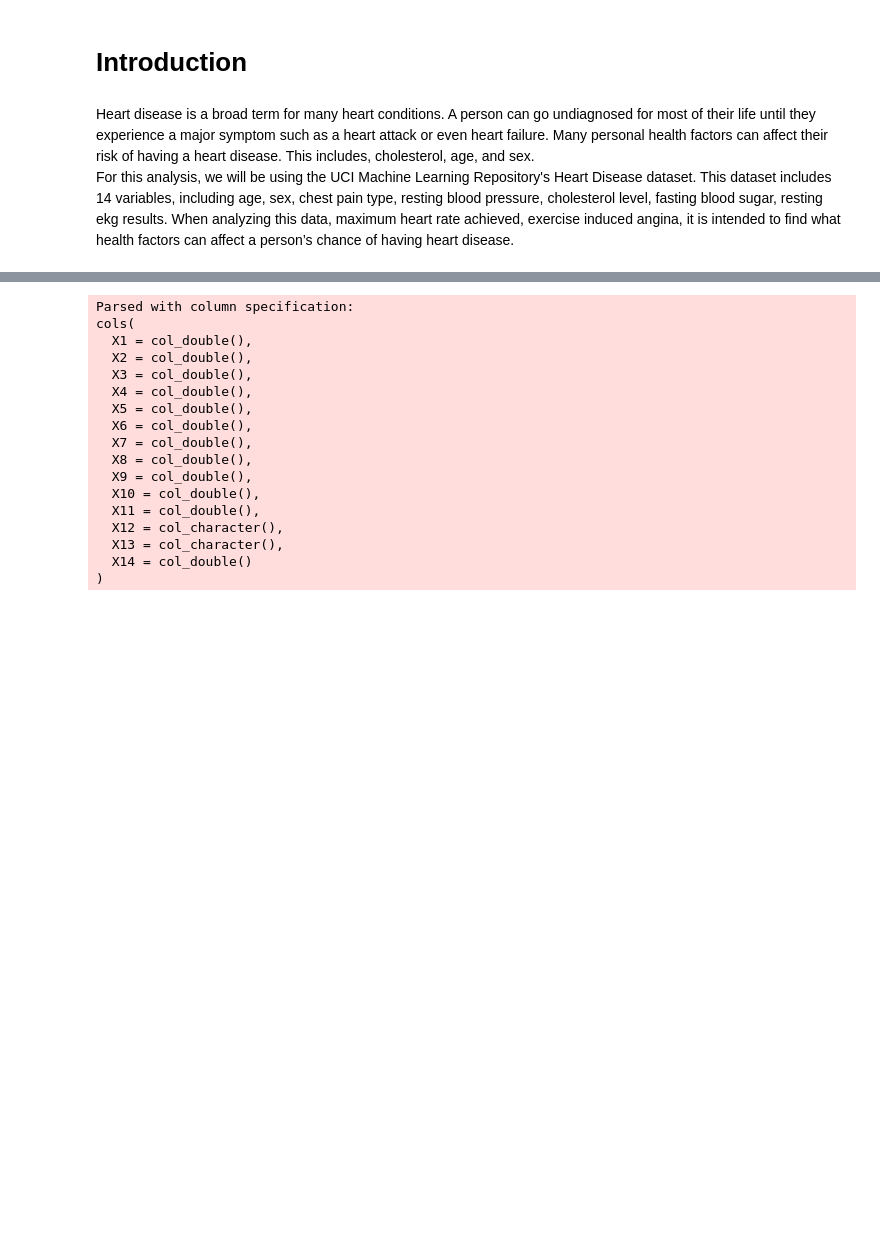
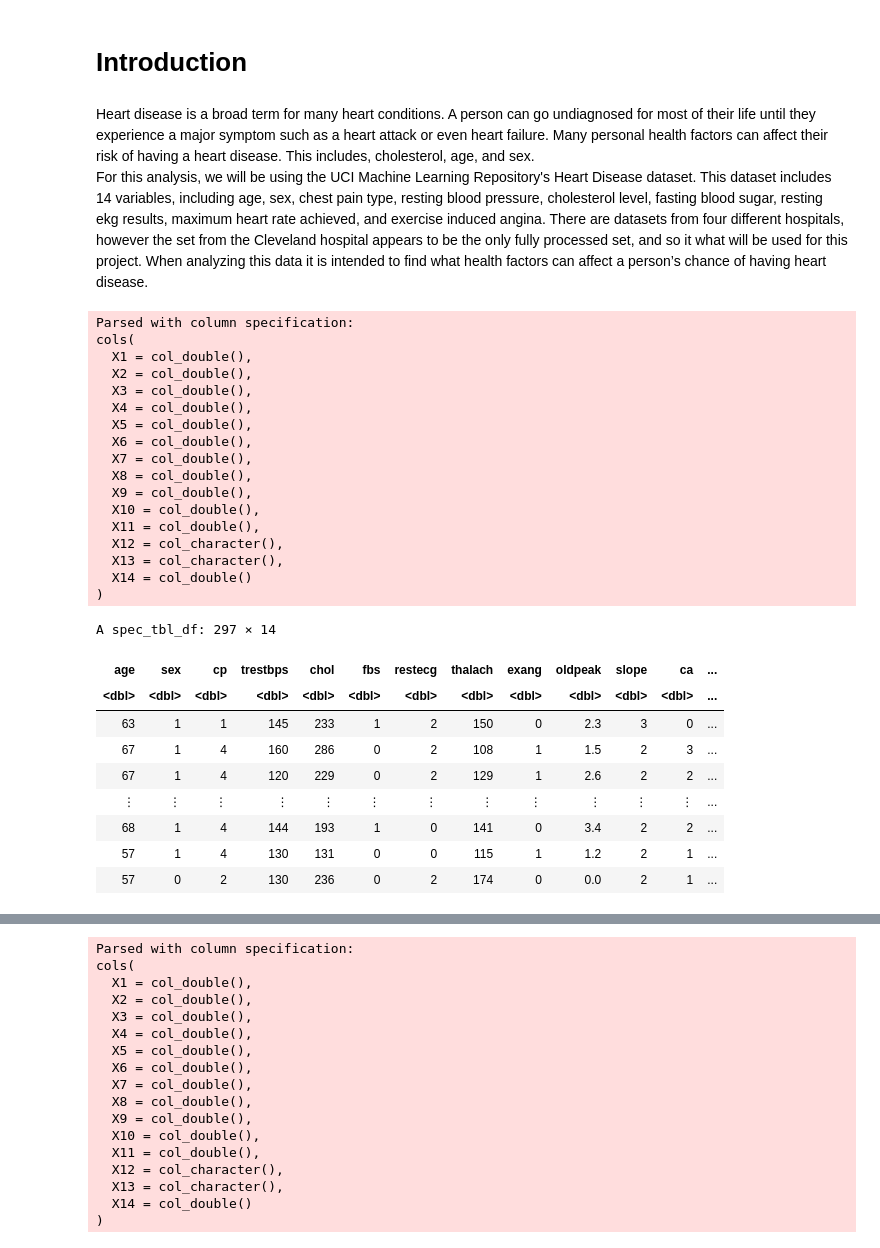
Before and after one commit to 19Lefoue/Heart_disease, a Jupyter notebook: Heart_disease.ipynb, the cells around one changed output, grey strips where cells are left out. Cells and saved outputs as stored; diff of their text form; code cells hidden in the pictures; blank space fills up the shorter version.

```diff
--- a/Heart_disease.ipynb
+++ b/Heart_disease.ipynb
@@ -32,4 +13,58 @@ ERROR: Error in file(filename, "r", encoding = encoding): cannot open the connec
 # Introduction
 # %% [markdown]
 Heart disease is a broad term for many heart conditions. A person can go undiagnosed for most of their life until they experience a major symptom such as a heart attack or even heart failure. Many personal health factors can affect their risk of having a heart disease. This includes, cholesterol, age, and sex.
-For this analysis, we will be using the UCI Machine Learning Repository's Heart Disease dataset. This dataset includes 14 variables, including age, sex, chest pain type, resting blood pressure, cholesterol level, fasting blood sugar, resting ekg results. When analyzing this data, maximum heart rate achieved, exercise induced angina, it is intended to find what health factors can affect a person’s chance of having heart disease.
+For this analysis, we will be using the UCI Machine Learning Repository's Heart Disease dataset. This dataset includes 14 variables, including age, sex, chest pain type, resting blood pressure, cholesterol level, fasting blood sugar, resting ekg results, maximum heart rate achieved, and exercise induced angina. There are datasets from four different hospitals, however the set from the Cleveland hospital appears to be the only fully processed set, and so it what will be used for this project. When analyzing this data it is intended to find what health factors can affect a person’s chance of having heart disease.
+# %%
+url <- 'https://archive.ics.uci.edu/ml/machine-learning-databases/heart-disease/processed.cleveland.data'
+
+#read and tidy the data
+heart_disease <- read_csv(url, col_names=FALSE) %>%
+    rename(age = X1,
+            sex = X2,
+          cp = X3,
+          trestbps = X4,
+          chol = X5,
+          fbs = X6,
+          restecg =X7,
+          thalach = X8,
+          exang =X9,
+          oldpeak =X10,
+          slope =X11,
+          ca = X12,
+          thal = X13,
+          num = X14) %>%
+    mutate(num = as_factor(num))%>%
+    filter(ca!='?')%>%
+    filter(thal!='?')%>%
+    mutate(ca=as.double(ca))%>%
+    mutate(thal=as.double(thal))
+
+heart_disease
+# %% [output]
+Parsed with column specification:
+cols(
+  X1 = col_double(),
+  X2 = col_double(),
+  X3 = col_double(),
+  X4 = col_double(),
+  X5 = col_double(),
+  X6 = col_double(),
+  X7 = col_double(),
+  X8 = col_double(),
+  X9 = col_double(),
+  X10 = col_double(),
+  X11 = col_double(),
+  X12 = col_character(),
+  X13 = col_character(),
+  X14 = col_double()
+)
+A spec_tbl_df: 297 × 14
+| age | sex | cp | trestbps | chol | fbs | restecg | thalach | exang | oldpeak | slope | ca | ... |
+| <dbl> | <dbl> | <dbl> | <dbl> | <dbl> | <dbl> | <dbl> | <dbl> | <dbl> | <dbl> | <dbl> | <dbl> | ... |
+| 63 | 1 | 1 | 145 | 233 | 1 | 2 | 150 | 0 | 2.3 | 3 | 0 | ... |
+| 67 | 1 | 4 | 160 | 286 | 0 | 2 | 108 | 1 | 1.5 | 2 | 3 | ... |
+| 67 | 1 | 4 | 120 | 229 | 0 | 2 | 129 | 1 | 2.6 | 2 | 2 | ... |
+| ⋮ | ⋮ | ⋮ | ⋮ | ⋮ | ⋮ | ⋮ | ⋮ | ⋮ | ⋮ | ⋮ | ⋮ | ... |
+| 68 | 1 | 4 | 144 | 193 | 1 | 0 | 141 | 0 | 3.4 | 2 | 2 | ... |
+| 57 | 1 | 4 | 130 | 131 | 0 | 0 | 115 | 1 | 1.2 | 2 | 1 | ... |
+| 57 | 0 | 2 | 130 | 236 | 0 | 2 | 174 | 0 | 0.0 | 2 | 1 | ... |
```
Also changed, not shown: parts of 5 cells of this notebook.
